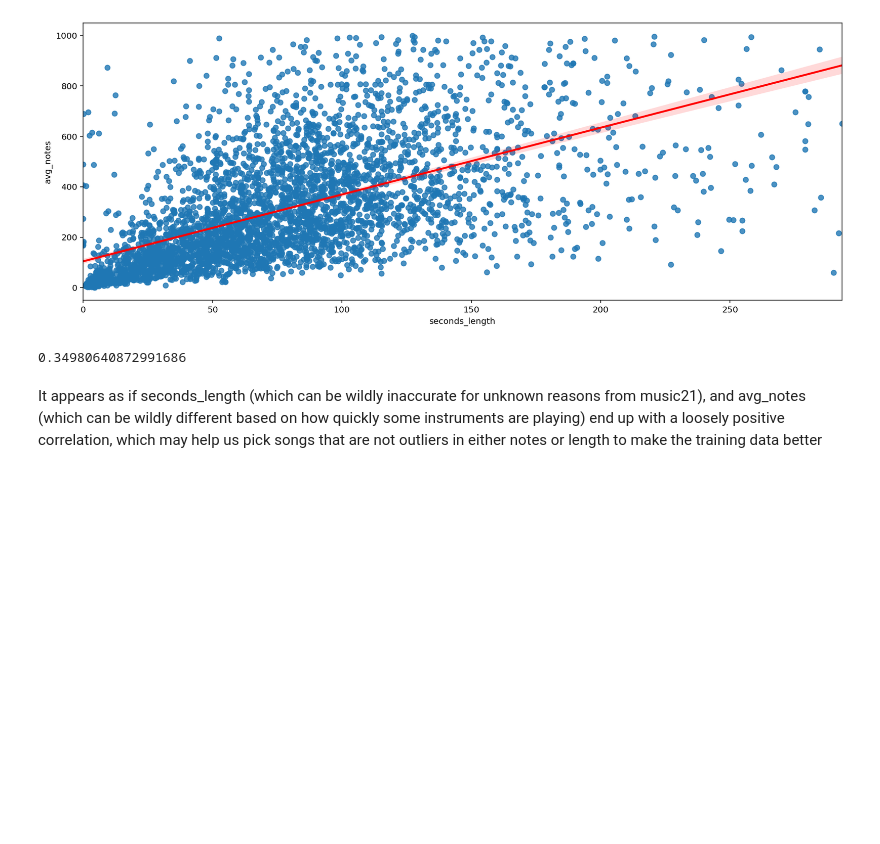
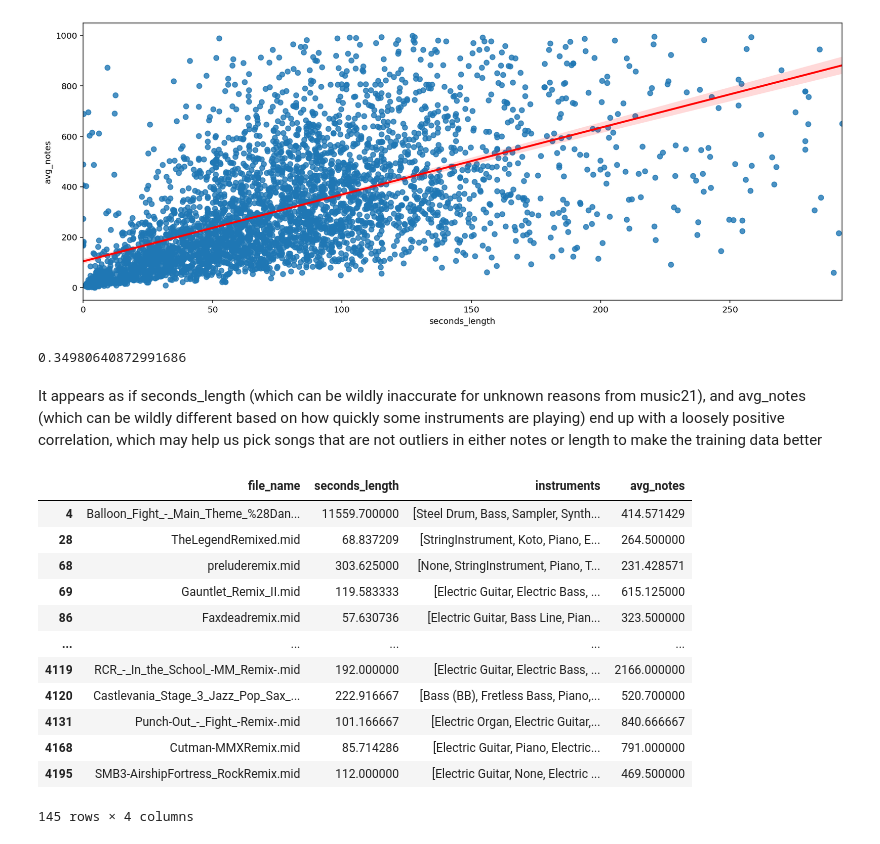
Before and after one commit to jontewks/8-bit_music_generation, a Jupyter notebook: EDA.ipynb, the cells around one changed output. Drawn from its saved outputs; the diff is of its cells as text; code cells hidden in the pictures; blank space fills up the shorter version.

```diff
--- a/EDA.ipynb
+++ b/EDA.ipynb
@@ -274,3 +274,19 @@ reg.score(x, y)
 0.34980640872991686
 # %% [markdown]
 It appears as if seconds_length (which can be wildly inaccurate for unknown reasons from music21), and avg_notes (which can be wildly different based on how quickly some instruments are playing) end up with a loosely positive correlation, which may help us pick songs that are not outliers in either notes or length to make the training data better
+# %%
+df[df['file_name'].str.contains('remix', case=False)]
+# %% [output]
+|  | file_name | seconds_length | instruments | avg_notes |
+| 4 | Balloon_Fight_-_Main_Theme_%28Dan... | 11559.700000 | [Steel Drum, Bass, Sampler, Synth... | 414.571429 |
+| 28 | TheLegendRemixed.mid | 68.837209 | [StringInstrument, Koto, Piano, E... | 264.500000 |
+| 68 | preluderemix.mid | 303.625000 | [None, StringInstrument, Piano, T... | 231.428571 |
+| 69 | Gauntlet_Remix_II.mid | 119.583333 | [Electric Guitar, Electric Bass, ... | 615.125000 |
+| 86 | Faxdeadremix.mid | 57.630736 | [Electric Guitar, Bass Line, Pian... | 323.500000 |
+| ... | ... | ... | ... | ... |
+| 4119 | RCR_-_In_the_School_-MM_Remix-.mid | 192.000000 | [Electric Guitar, Electric Bass, ... | 2166.000000 |
+| 4120 | Castlevania_Stage_3_Jazz_Pop_Sax_... | 222.916667 | [Bass (BB), Fretless Bass, Piano,... | 520.700000 |
+| 4131 | Punch-Out_-_Fight_-Remix-.mid | 101.166667 | [Electric Organ, Electric Guitar,... | 840.666667 |
+| 4168 | Cutman-MMXRemix.mid | 85.714286 | [Electric Guitar, Piano, Electric... | 791.000000 |
+| 4195 | SMB3-AirshipFortress_RockRemix.mid | 112.000000 | [Electric Guitar, None, Electric ... | 469.500000 |
+145 rows × 4 columns
```
Also changed, not shown: parts of 3 cells of this notebook.
